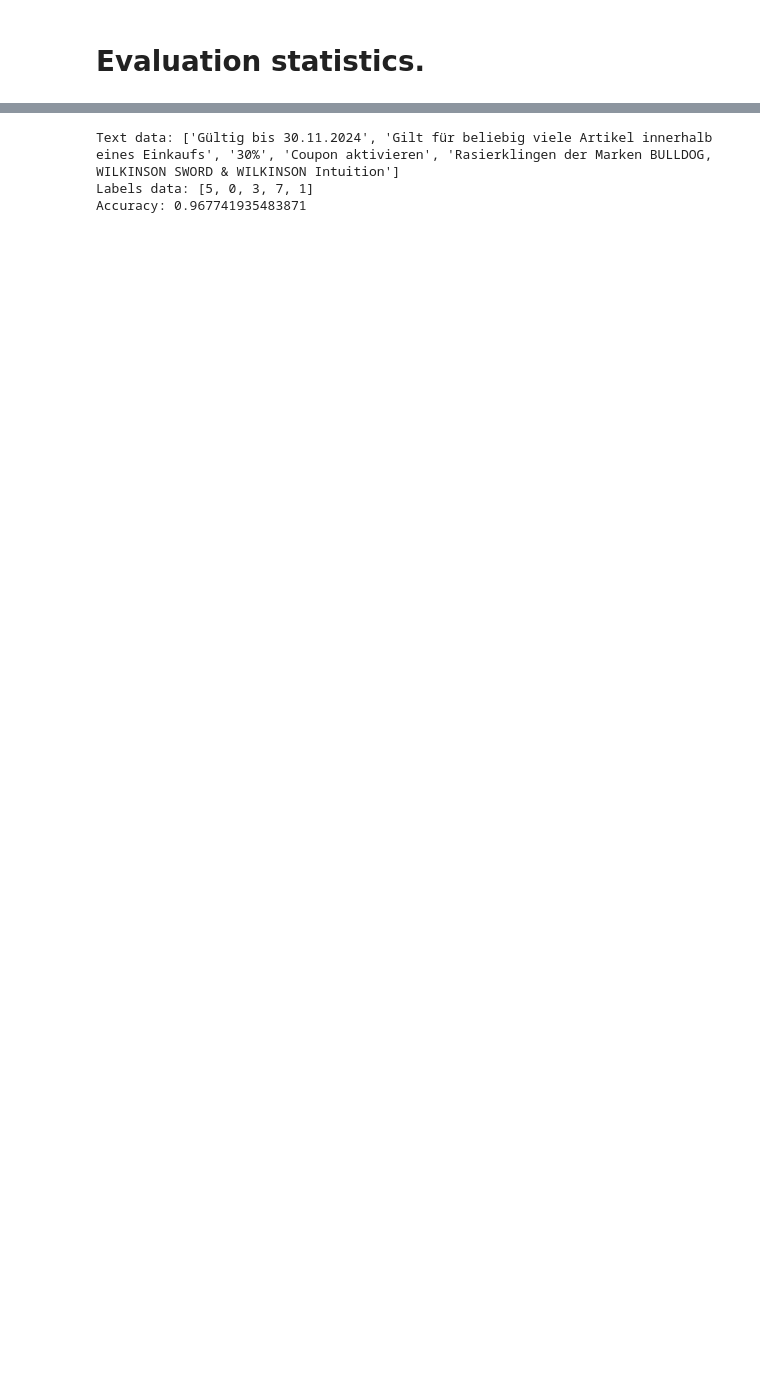
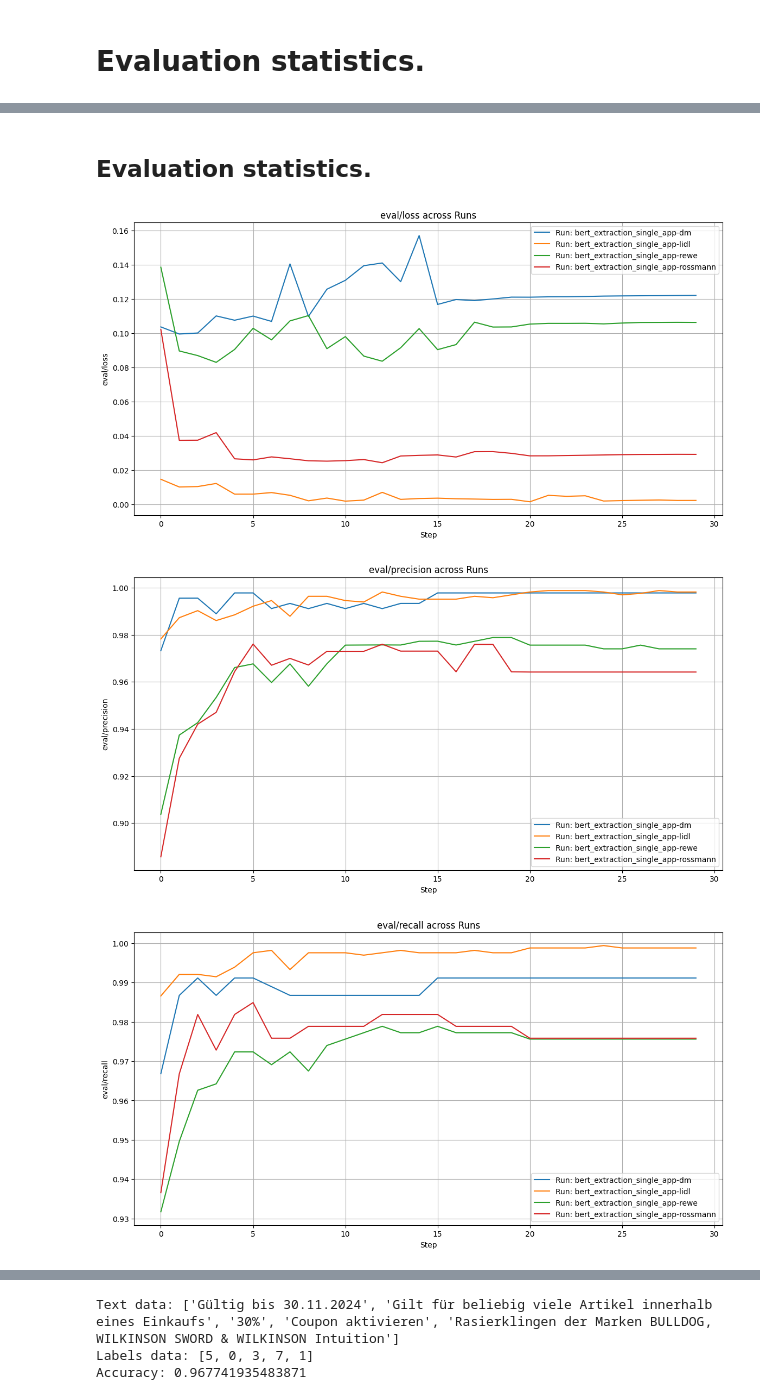
Before and after one commit to ZPP-MURMURAS/ZPP_Murmuras, a Jupyter notebook: bert_fine_tuning_results/final_finetuning/extraction_pass.ipynb, the cells around one changed output, grey strips where cells are left out. Saved outputs shown, nothing was run; the diff lists cells and outputs as text; code cells hidden in the pictures; blank space fills up the shorter version.

```diff
--- a/bert_fine_tuning_results/final_finetuning/extraction_pass.ipynb
+++ b/bert_fine_tuning_results/final_finetuning/extraction_pass.ipynb
@@ -79,0 +97,12 @@ plot_runs_data(runs, "eval/overall_accuracy")
+# %% [markdown]
+## Evaluation statistics.
+# %%
+plot_runs_data(runs, "eval/loss")
+plot_runs_data(runs, "eval/precision")
+plot_runs_data(runs, "eval/recall")
+plot_runs_data(runs, "eval/f1")
+plot_runs_data(runs, "eval/overall_accuracy")
+# %% [output]
+[figure, added]
+[figure, added]
+[figure, added]
```
Also changed, not shown: parts of 24 cells of this notebook, 2 other files.
